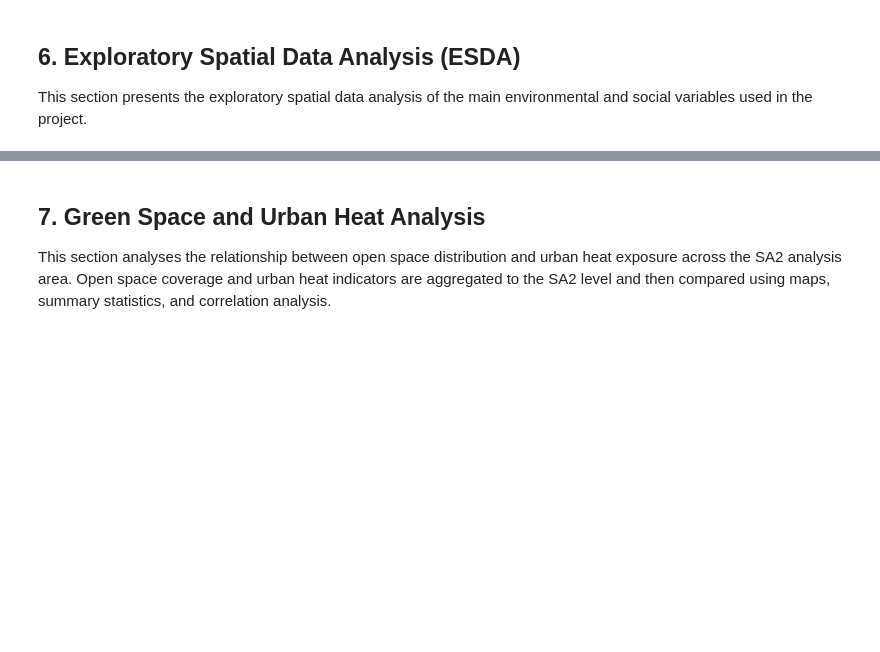
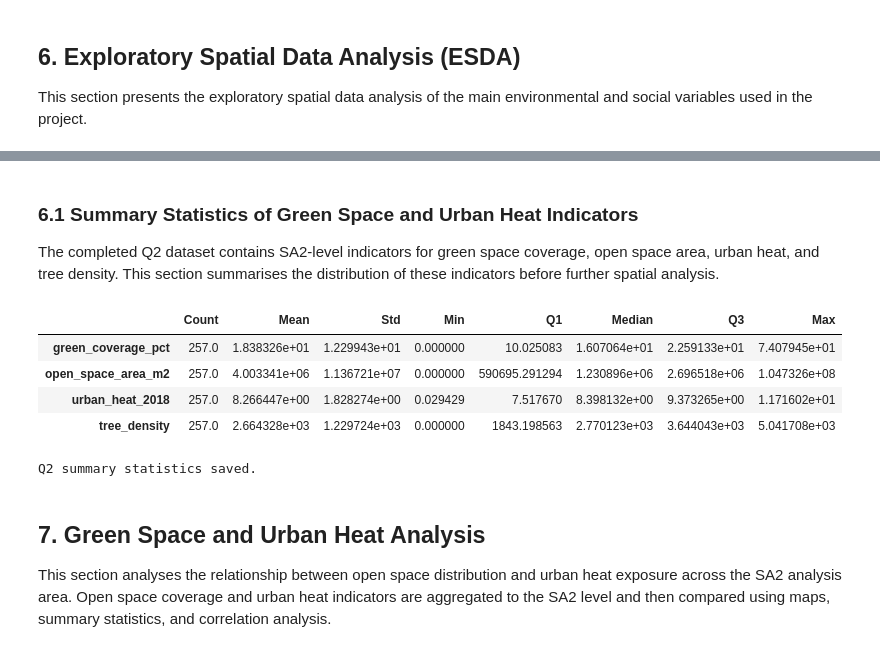
Before and after one commit to Ying7788/geom90006_a4, a Jupyter notebook: notebooks/A4_GreenSpace_UrbanHeat_Equity.ipynb.ipynb, the cells around one changed output, grey strips where cells are left out. Saved outputs shown, nothing was run; the diff lists cells and outputs as text; code cells hidden in the pictures; blank space fills up the shorter version.

```diff
--- a/notebooks/A4_GreenSpace_UrbanHeat_Equity.ipynb.ipynb
+++ b/notebooks/A4_GreenSpace_UrbanHeat_Equity.ipynb.ipynb
@@ -222,3 +306,44 @@ NameError: name 'processed_dir' is not defined
+# %% [markdown]
+### 6.1 Summary Statistics of Green Space and Urban Heat Indicators
+
+The completed Q2 dataset contains SA2-level indicators for green space coverage, open space area, urban heat, and tree density. This section summarises the distribution of these indicators before further spatial analysis.
+# %%
+# ESDA summary statistics for Q2 indicators
+
+esda_cols = [
+    "green_coverage_pct",
+    "open_space_area_m2",
+    "urban_heat_2018",
+    "tree_density"
+]
+
+q2_summary = q2_clean[esda_cols].describe().T
+
+# Add clearer column names
+q2_summary = q2_summary.rename(columns={
+    "count": "Count",
+    "mean": "Mean",
+    "std": "Std",
+    "min": "Min",
+    "25%": "Q1",
+    "50%": "Median",
+    "75%": "Q3",
+    "max": "Max"
+})
+
+display(q2_summary)
+
+# Save summary table
+q2_summary.to_csv(table_dir / "q2_green_heat_summary_statistics.csv")
+
+print("Q2 summary statistics saved.")
+# %% [output]
+|  | Count | Mean | Std | Min | Q1 | Median | Q3 | Max |
+| green_coverage_pct | 257.0 | 1.838326e+01 | 1.229943e+01 | 0.000000 | 10.025083 | 1.607064e+01 | 2.259133e+01 | 7.407945e+01 |
+| open_space_area_m2 | 257.0 | 4.003341e+06 | 1.136721e+07 | 0.000000 | 590695.291294 | 1.230896e+06 | 2.696518e+06 | 1.047326e+08 |
+| urban_heat_2018 | 257.0 | 8.266447e+00 | 1.828274e+00 | 0.029429 | 7.517670 | 8.398132e+00 | 9.373265e+00 | 1.171602e+01 |
+| tree_density | 257.0 | 2.664328e+03 | 1.229724e+03 | 0.000000 | 1843.198563 | 2.770123e+03 | 3.644043e+03 | 5.041708e+03 |
+Q2 summary statistics saved.
 # %% [markdown]
 ## 7. Green Space and Urban Heat Analysis
 
```
Also changed, not shown: parts of 6 cells of this notebook, 4 other files.
